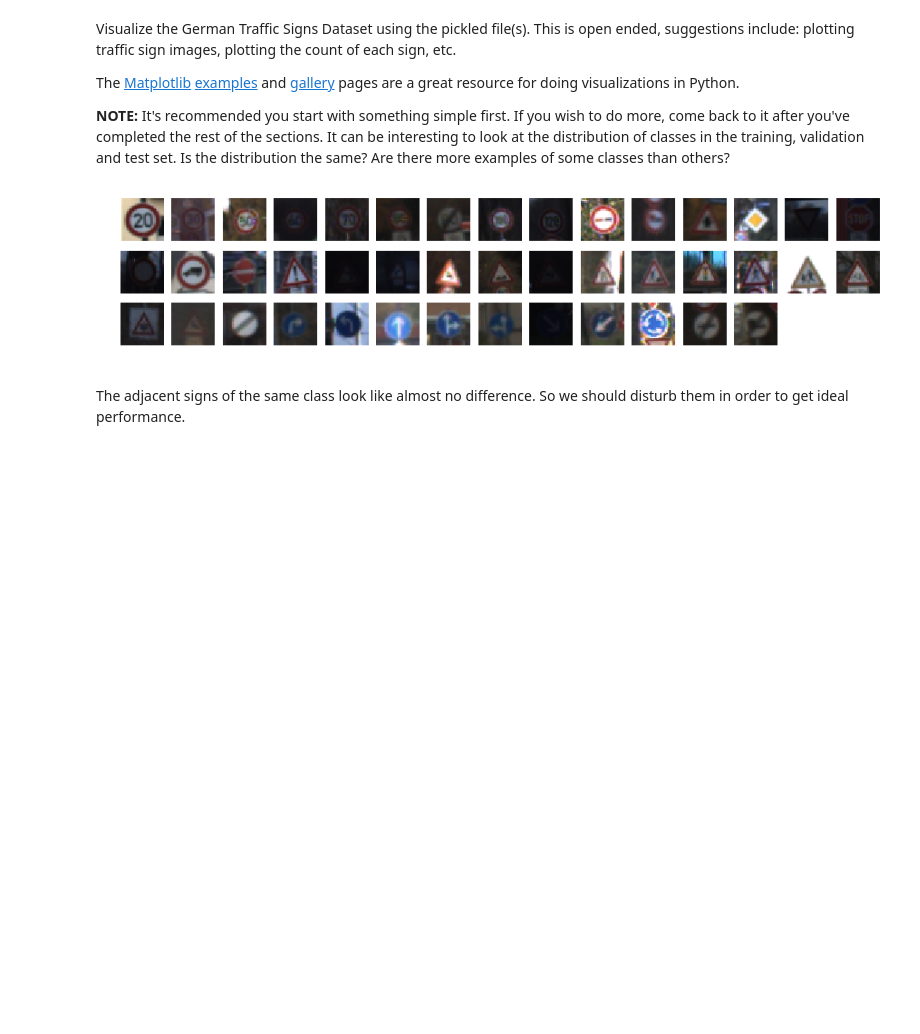
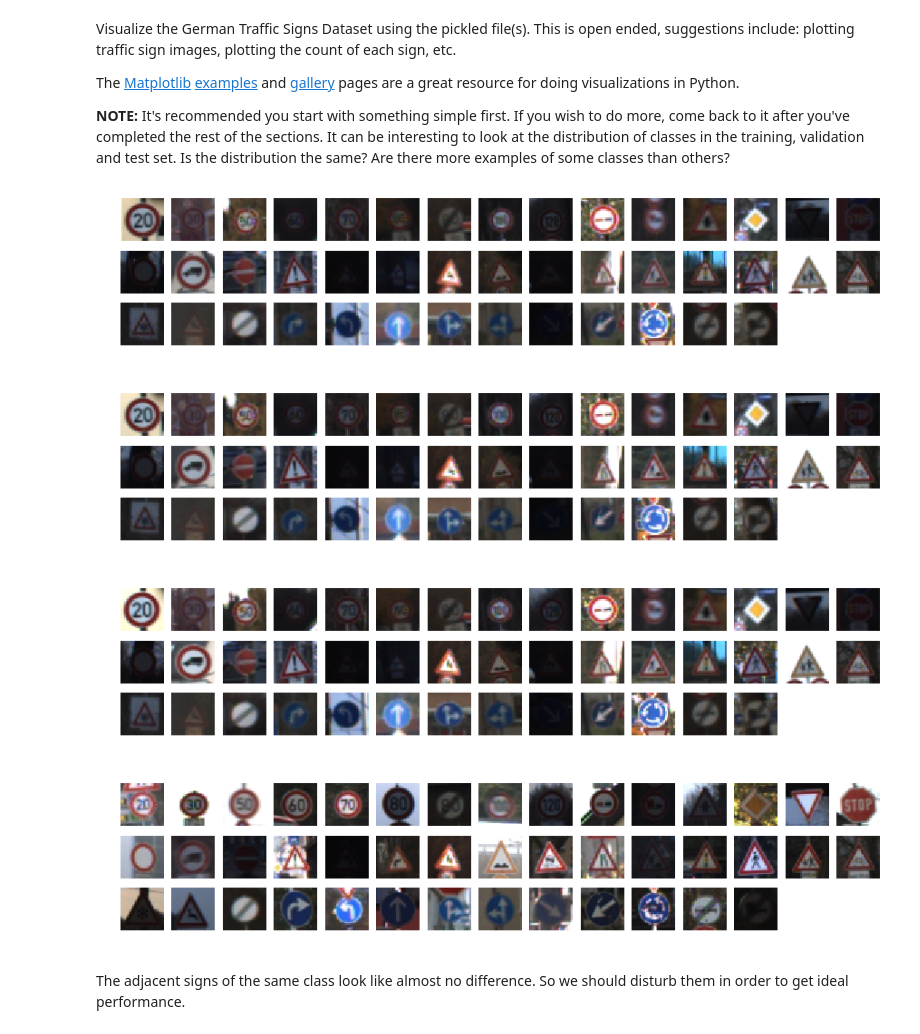
Before and after one commit to yummybian/CarND-Traffic-Sign-Classifier-Project, a Jupyter notebook: Traffic_Sign_Classifier.ipynb, the cells around one changed output. Cells and saved outputs as stored; diff of their text form; code cells hidden in the pictures; blank space fills up the shorter version.

```diff
--- a/Traffic_Sign_Classifier.ipynb
+++ b/Traffic_Sign_Classifier.ipynb
@@ -126,35 +126,39 @@ def get_sample_images(X_data, y_data, start='random') :
     By default, images are randomly chosen from each class.
     """
     image_list = []
     class_dict = get_class_dict(y_data)
     labels = list(set(y_data))[::-1]
     for _ in range(len(labels)):
         if start == 'random':
             i_img = random.choice(class_dict[labels.pop()])
         else :
             i_img = class_dict[labels.pop()][start]
         image_list.append(X_data[i_img])
     return image_list
 
 
 def show_sample_images(image_list) :
     """
     Displays images from each class,
     start is the starting index in each class.
     By default, images are randomly chosen from each class.
     """
     image_count = len(image_list)
     fig, axes = plt.subplots(3, 15, figsize=(15, 3))
     for idx, ax in enumerate(axes.flatten()):
         if idx < image_count:
             ax.imshow(image_list[idx])
         ax.axis('off')
 
 show_sample_images(get_sample_images(X_train, y_train, start=0))
-# show_sample_images(get_sample_images(X_train, y_train, start=1))
-# show_sample_images(get_sample_images(X_train, y_train, start=3))
+show_sample_images(get_sample_images(X_train, y_train, start=1))
+show_sample_images(get_sample_images(X_train, y_train, start=3))
+show_sample_images(get_sample_images(X_train, y_train))
 # %% [output]
 [figure]
+[figure, added]
+[figure, added]
+[figure, added]
 # %% [markdown]
 The adjacent signs of the same class look like almost no difference. So we should disturb them in order to get ideal performance.
 # %%
```
Also changed, not shown: parts of 14 cells of this notebook.
